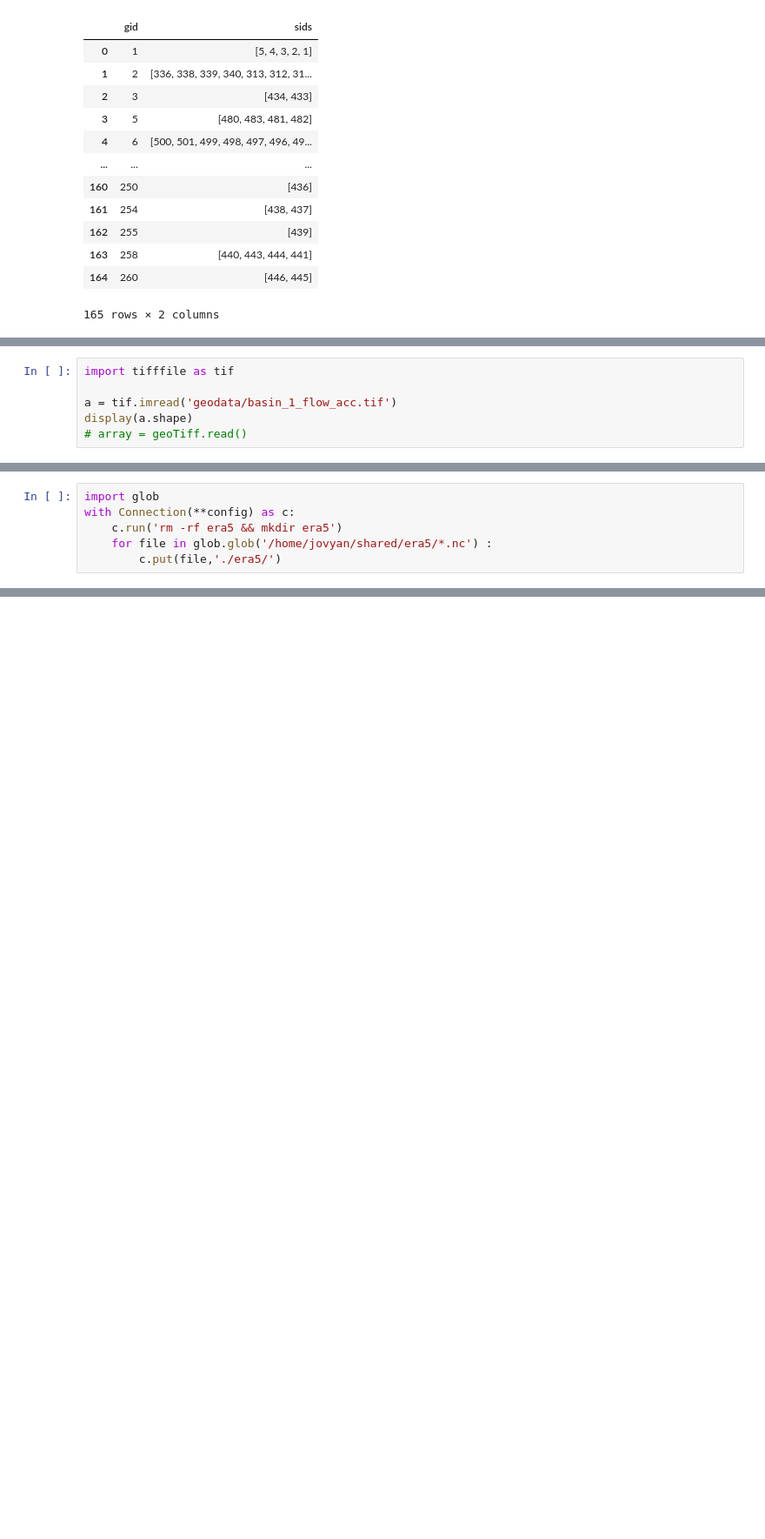
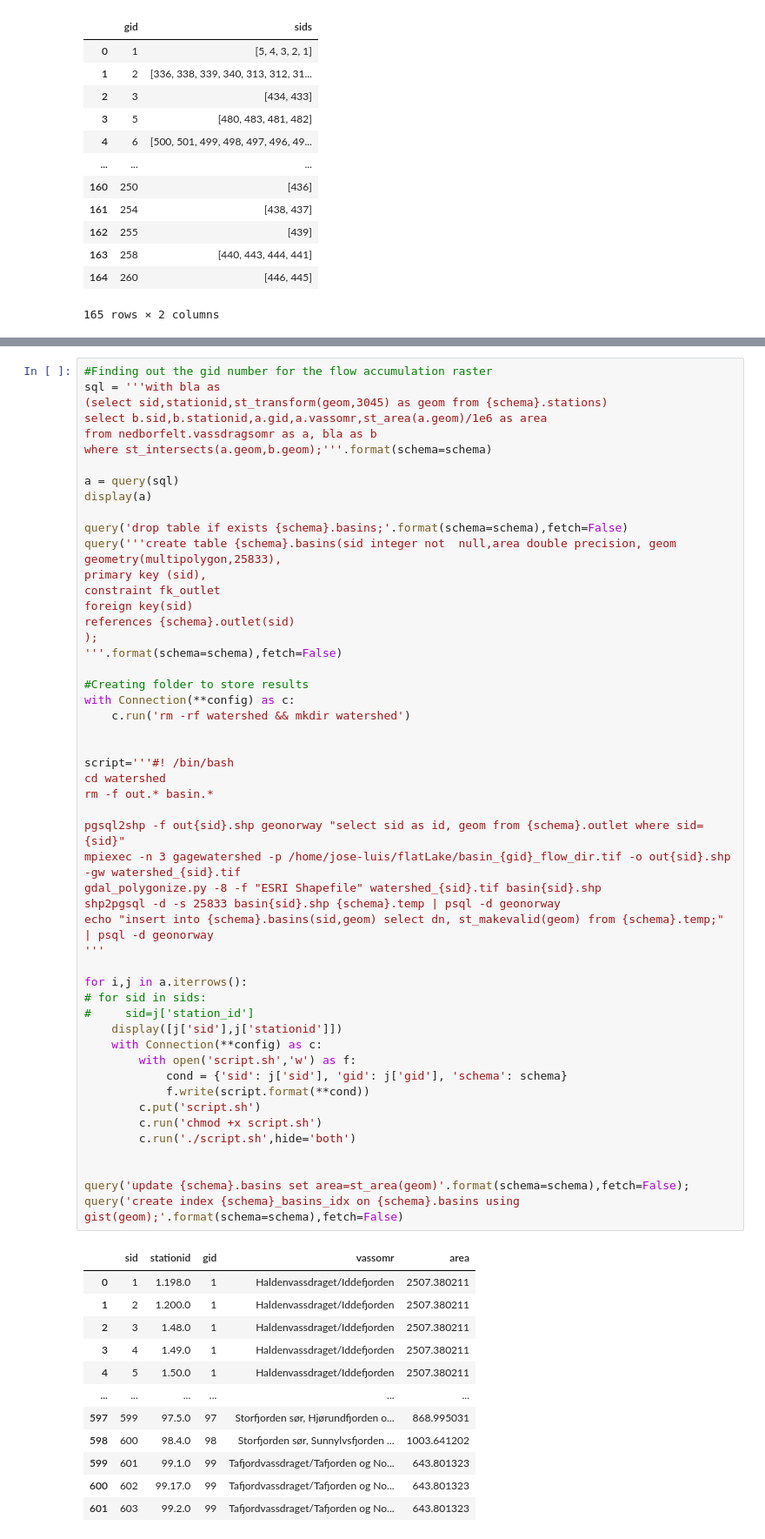
Before and after one commit to Lecheps/catchCan_tools, a Jupyter notebook: getBasinsNVE.ipynb, the cells around one changed output, grey strips where cells are left out. Shown: that part at 87% size. Saved outputs shown, nothing was run; the diff lists cells and outputs as text; blank space fills up the shorter version.

```diff
--- a/getBasinsNVE.ipynb
+++ b/getBasinsNVE.ipynb
@@ -245,6 +262,0 @@ display(query('''select st_srid(geom) from nedborfelt.vassdragsomr  limit 1;''')
-# %%
-import tifffile as tif
-
-a = tif.imread('geodata/basin_1_flow_acc.tif')
-display(a.shape)
-# array = geoTiff.read()
@@ -306,6 +262,0 @@ with tif.TiffFile('geodata/basin_1_flow_acc.tif') as tif:
-# %%
-import glob
-with Connection(**config) as c:
-    c.run('rm -rf era5 && mkdir era5')
-    for file in glob.glob('/home/jovyan/shared/era5/*.nc') :
-        c.put(file,'./era5/')
@@ -311,0 +341,64 @@ with Connection(**config) as c:
+# %%
+#Finding out the gid number for the flow accumulation raster
+sql = '''with bla as
+(select sid,stationid,st_transform(geom,3045) as geom from {schema}.stations)
+select b.sid,b.stationid,a.gid,a.vassomr,st_area(a.geom)/1e6 as area
+from nedborfelt.vassdragsomr as a, bla as b
+where st_intersects(a.geom,b.geom);'''.format(schema=schema)
+
+a = query(sql)
+display(a)
+
+query('drop table if exists {schema}.basins;'.format(schema=schema),fetch=False)
+query('''create table {schema}.basins(sid integer not  null,area double precision, geom geometry(multipolygon,25833),
+primary key (sid),
+constraint fk_outlet
+foreign key(sid)
+references {schema}.outlet(sid)
+);
+'''.format(schema=schema),fetch=False)
+
+#Creating folder to store results
+with Connection(**config) as c:
+    c.run('rm -rf watershed && mkdir watershed')
+
+
+script='''#! /bin/bash
+cd watershed
+rm -f out.* basin.*
+
+pgsql2shp -f out{sid}.shp geonorway "select sid as id, geom from {schema}.outlet where sid={sid}"
+mpiexec -n 3 gagewatershed -p /home/jose-luis/flatLake/basin_{gid}_flow_dir.tif -o out{sid}.shp -gw watershed_{sid}.tif
+gdal_polygonize.py -8 -f "ESRI Shapefile" watershed_{sid}.tif basin{sid}.shp
+shp2pgsql -d -s 25833 basin{sid}.shp {schema}.temp | psql -d geonorway
+echo "insert into {schema}.basins(sid,geom) select dn, st_makevalid(geom) from {schema}.temp;" | psql -d geonorway
+'''
+
+for i,j in a.iterrows():
+# for sid in sids:
+#     sid=j['station_id']
+    display([j['sid'],j['stationid']])
+    with Connection(**config) as c:
+        with open('script.sh','w') as f:
+            cond = {'sid': j['sid'], 'gid': j['gid'], 'schema': schema}
+            f.write(script.format(**cond))
+        c.put('script.sh')
+        c.run('chmod +x script.sh')
+        c.run('./script.sh',hide='both')
+
+
+query('update {schema}.basins set area=st_area(geom)'.format(schema=schema),fetch=False);
+query('create index {schema}_basins_idx on {schema}.basins using gist(geom);'.format(schema=schema),fetch=False)
+# %% [output]
+|  | sid | stationid | gid | vassomr | area |
+| 0 | 1 | 1.198.0 | 1 | Haldenvassdraget/Iddefjorden | 2507.380211 |
+| 1 | 2 | 1.200.0 | 1 | Haldenvassdraget/Iddefjorden | 2507.380211 |
+| 2 | 3 | 1.48.0 | 1 | Haldenvassdraget/Iddefjorden | 2507.380211 |
+| 3 | 4 | 1.49.0 | 1 | Haldenvassdraget/Iddefjorden | 2507.380211 |
+| 4 | 5 | 1.50.0 | 1 | Haldenvassdraget/Iddefjorden | 2507.380211 |
+| ... | ... | ... | ... | ... | ... |
+| 597 | 599 | 97.5.0 | 97 | Storfjorden sør, Hjørundfjorden o... | 868.995031 |
+| 598 | 600 | 98.4.0 | 98 | Storfjorden sør, Sunnylvsfjorden ... | 1003.641202 |
+| 599 | 601 | 99.1.0 | 99 | Tafjordvassdraget/Tafjorden og No... | 643.801323 |
+| 600 | 602 | 99.17.0 | 99 | Tafjordvassdraget/Tafjorden og No... | 643.801323 |
+| 601 | 603 | 99.2.0 | 99 | Tafjordvassdraget/Tafjorden og No... | 643.801323 |
```
Also changed, not shown: parts of 16 cells of this notebook, 2 other files.
